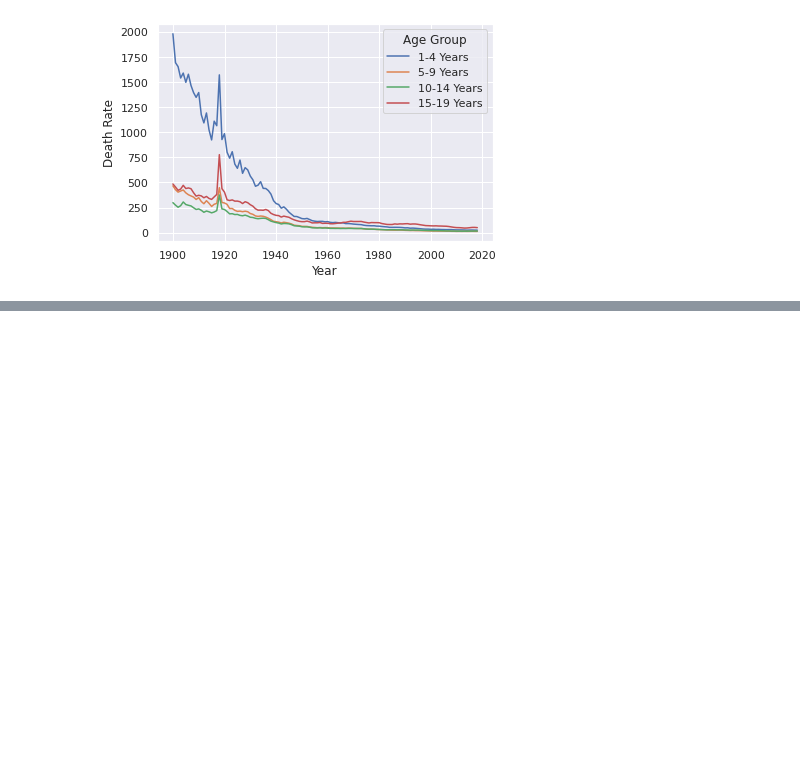
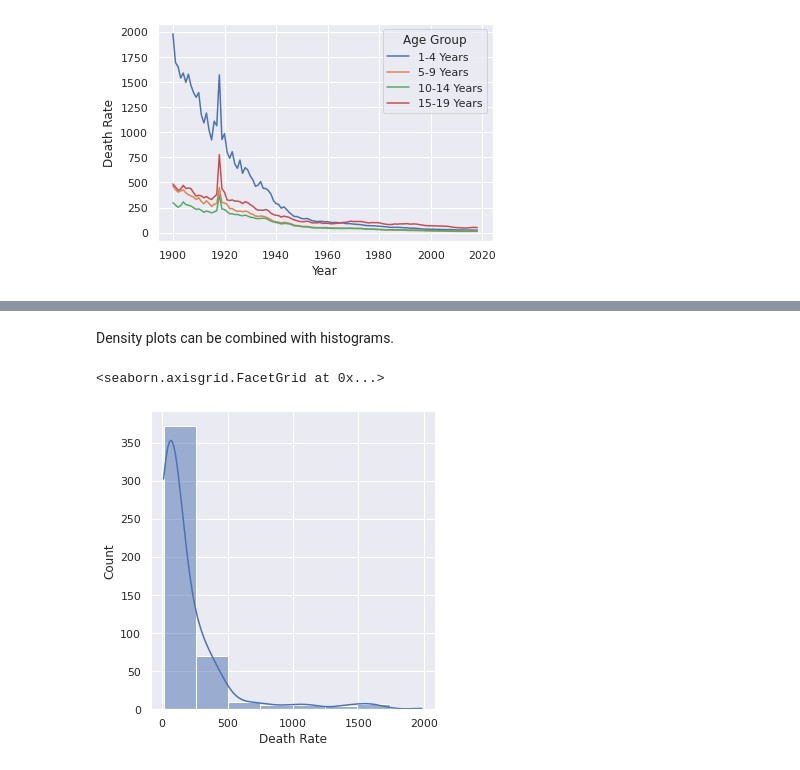
Before and after one commit to brendenwest/cis276, a Jupyter notebook: 4_statistical_visualization.ipynb, the cells around one changed output, grey strips where cells are left out. Drawn from its saved outputs; the diff is of its cells as text; code cells hidden in the pictures; blank space fills up the shorter version.

```diff
--- a/4_statistical_visualization.ipynb
+++ b/4_statistical_visualization.ipynb
@@ -113,0 +123,7 @@ ax.get_figure().savefig('lineChart.png')
+# %% [markdown]
+Density plots can be combined with histograms.
+# %%
+sns.displot(data=mortality_data, kind='hist', x='Death Rate', kde=True, bins=8)
+# %% [output]
+<seaborn.axisgrid.FacetGrid at 0x...>
+[figure, added]
```
Also changed, not shown: parts of 3 cells of this notebook.
